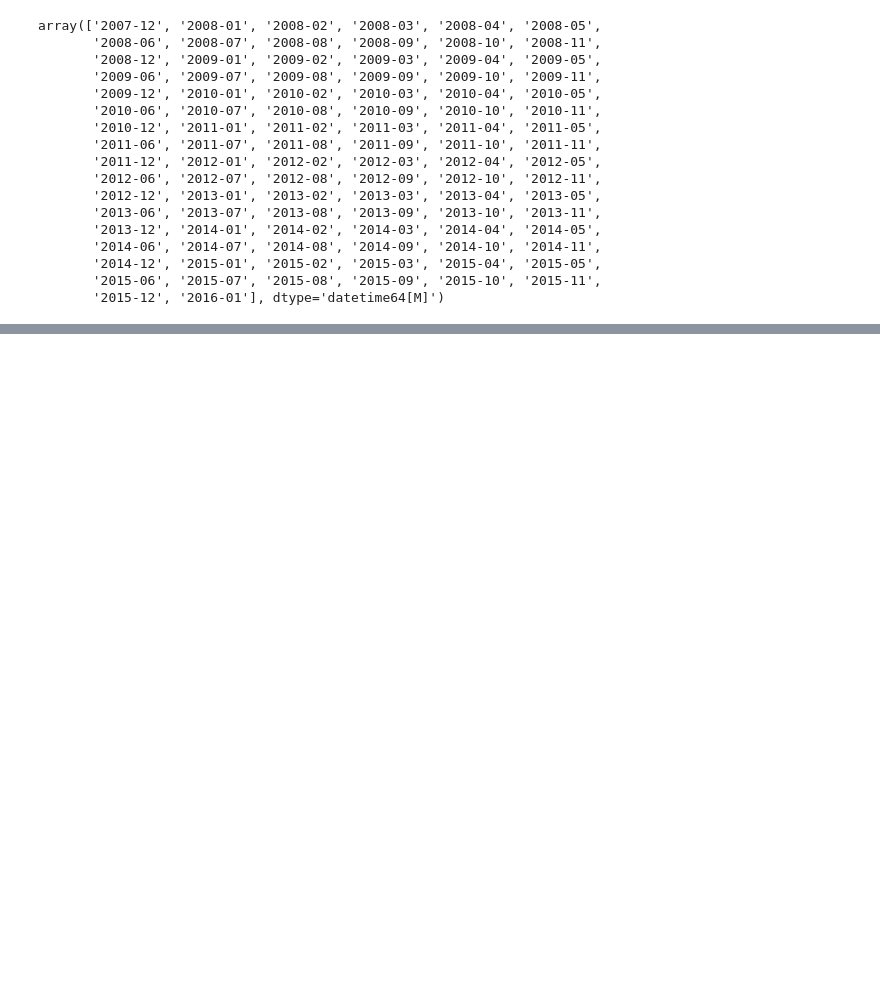
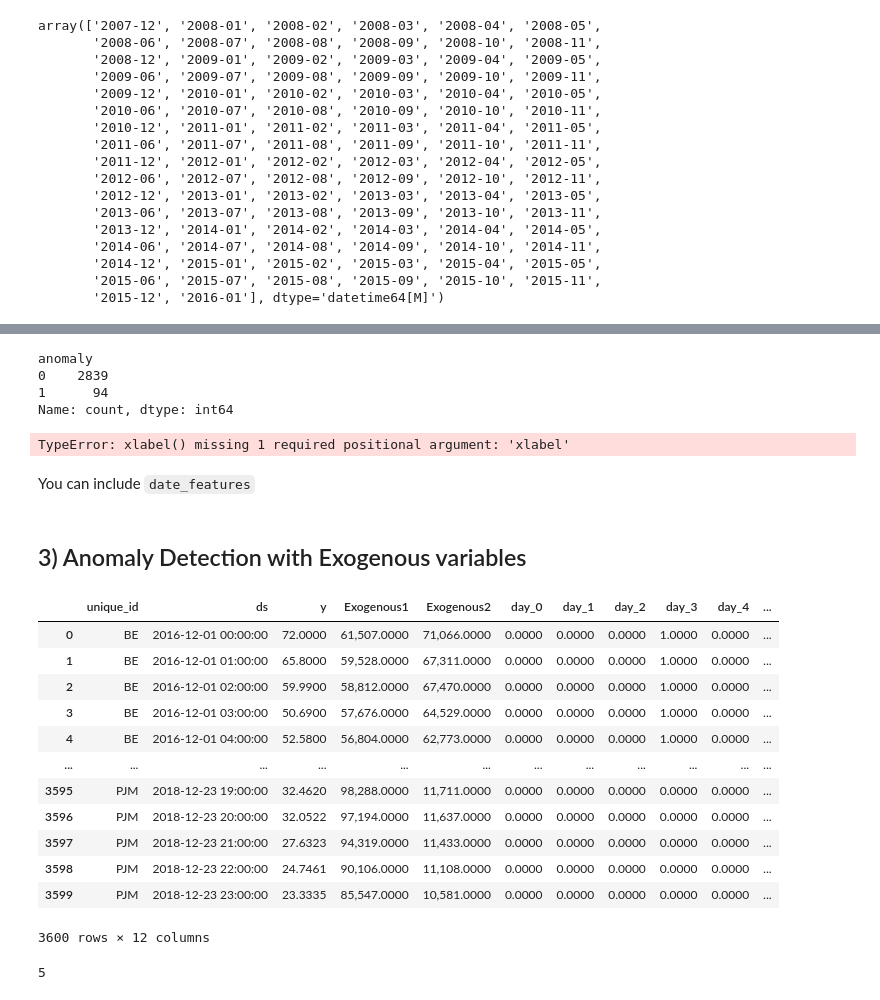
Before and after one commit to razielar/anomaly_detection, a Jupyter notebook: timeGPT/anomaly_detection_timegpt.ipynb, the cells around one changed output, grey strips where cells are left out. Cells and saved outputs as stored; diff of their text form; code cells hidden in the pictures; blank space fills up the shorter version.

```diff
--- a/timeGPT/anomaly_detection_timegpt.ipynb
+++ b/timeGPT/anomaly_detection_timegpt.ipynb
@@ -83,0 +106,16 @@ timegpt = TimeGPT(token=TOKEN)
+# %%
+timegpt_anomalies_df["anomaly"].value_counts()
+# %% [output]
+anomaly
+0    2839
+1      94
+Name: count, dtype: int64
+# %%
+timegpt.plot(pm_df,
+            timegpt_anomalies_df,
+            time_col='timestamp',
+            target_col='value')
+# %% [output]
+TypeError: xlabel() missing 1 required positional argument: 'xlabel'
+# %% [markdown]
+You can include `date_features`
@@ -83,0 +136,23 @@ timegpt = TimeGPT(token=TOKEN)
+# %% [markdown]
+## 3) Anomaly Detection with Exogenous variables
+# %%
+df = pd.read_csv('https://raw.githubusercontent.com/Nixtla/transfer-learning-time-series/main/datasets/electricity-short-with-ex-vars.csv')
+df
+# %% [output]
+|  | unique_id | ds | y | Exogenous1 | Exogenous2 | day_0 | day_1 | day_2 | day_3 | day_4 | ... |
+| 0 | BE | 2016-12-01 00:00:00 | 72.0000 | 61,507.0000 | 71,066.0000 | 0.0000 | 0.0000 | 0.0000 | 1.0000 | 0.0000 | ... |
+| 1 | BE | 2016-12-01 01:00:00 | 65.8000 | 59,528.0000 | 67,311.0000 | 0.0000 | 0.0000 | 0.0000 | 1.0000 | 0.0000 | ... |
+| 2 | BE | 2016-12-01 02:00:00 | 59.9900 | 58,812.0000 | 67,470.0000 | 0.0000 | 0.0000 | 0.0000 | 1.0000 | 0.0000 | ... |
+| 3 | BE | 2016-12-01 03:00:00 | 50.6900 | 57,676.0000 | 64,529.0000 | 0.0000 | 0.0000 | 0.0000 | 1.0000 | 0.0000 | ... |
+| 4 | BE | 2016-12-01 04:00:00 | 52.5800 | 56,804.0000 | 62,773.0000 | 0.0000 | 0.0000 | 0.0000 | 1.0000 | 0.0000 | ... |
+| ... | ... | ... | ... | ... | ... | ... | ... | ... | ... | ... | ... |
+| 3595 | PJM | 2018-12-23 19:00:00 | 32.4620 | 98,288.0000 | 11,711.0000 | 0.0000 | 0.0000 | 0.0000 | 0.0000 | 0.0000 | ... |
+| 3596 | PJM | 2018-12-23 20:00:00 | 32.0522 | 97,194.0000 | 11,637.0000 | 0.0000 | 0.0000 | 0.0000 | 0.0000 | 0.0000 | ... |
+| 3597 | PJM | 2018-12-23 21:00:00 | 27.6323 | 94,319.0000 | 11,433.0000 | 0.0000 | 0.0000 | 0.0000 | 0.0000 | 0.0000 | ... |
+| 3598 | PJM | 2018-12-23 22:00:00 | 24.7461 | 90,106.0000 | 11,108.0000 | 0.0000 | 0.0000 | 0.0000 | 0.0000 | 0.0000 | ... |
+| 3599 | PJM | 2018-12-23 23:00:00 | 23.3335 | 85,547.0000 | 10,581.0000 | 0.0000 | 0.0000 | 0.0000 | 0.0000 | 0.0000 | ... |
+3600 rows × 12 columns
+# %%
+df["unique_id"].nunique()
+# %% [output]
+5
```
Also changed, not shown: parts of 7 cells of this notebook.
